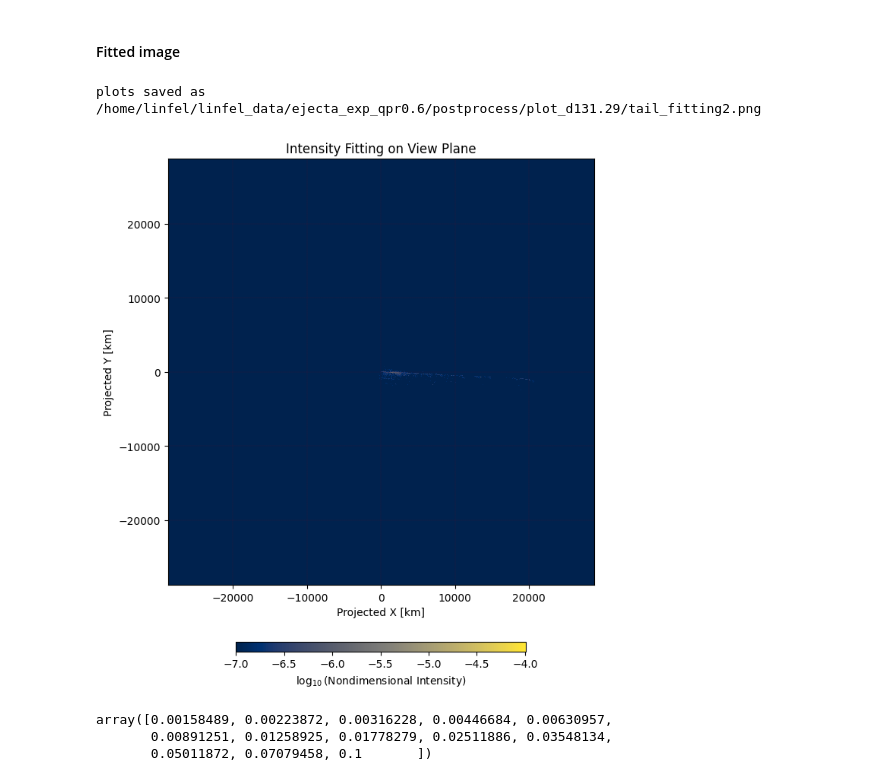
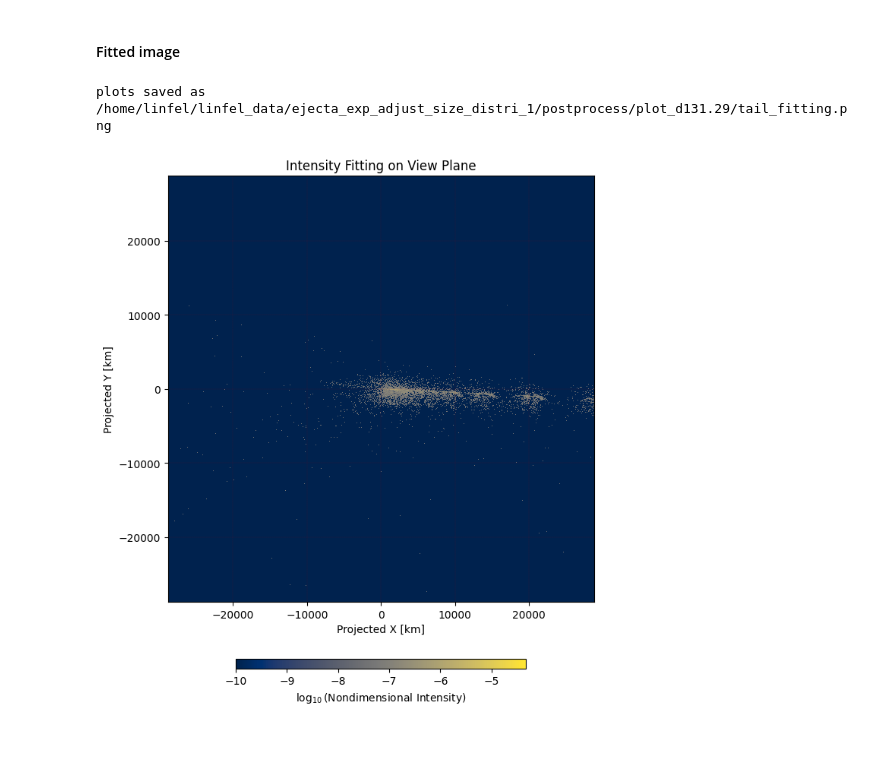
Before and after one commit to gitlinffff/rebound, a Jupyter notebook: analysis/hst_imageprocess/hst_fitting.ipynb, the cells around one changed output. Saved outputs shown, nothing was run; the diff lists cells and outputs as text; code cells hidden in the pictures; blank space fills up the shorter version.

```diff
--- a/analysis/hst_imageprocess/hst_fitting.ipynb
+++ b/analysis/hst_imageprocess/hst_fitting.ipynb
@@ -141,11 +141,11 @@ from ReadParticle import read_particle_frames
 import miepython as mie
 
 # data path
-data_rootdir = "/home/linfel/linfel_data/ejecta_exp_qpr0.6/day131.29"
+data_rootdir = "/home/linfel/linfel_data/ejecta_exp_adjust_size_distri_1/day131.29_pkl"
 filenames = [os.path.join(data_rootdir, f"particle_{i:03d}_day131.29.pkl") for i in range(9, 22)]
 
 # Ensure output directory exists for saving frames
-output_dir = "/home/linfel/linfel_data/ejecta_exp_qpr0.6/postprocess/plot_d131.29"
+output_dir = "/home/linfel/linfel_data/ejecta_exp_adjust_size_distri_1/postprocess/plot_d131.29"
 os.makedirs(output_dir, exist_ok=True)
 
 # matrix convert vector from 'Sun Body Center' to 'Didymos System Barycenter'
@@ -397,36 +398,29 @@ plt.close()
 # %%
 # Create meshgrid for bin edges
 X, Y = np.meshgrid(xedges/1e3, yedges/1e3)   # km
 
 # Plot using pcolor
 plt.figure(figsize=(8, 8))
 
 log10_fit = np.log10(I_fit + 1e-20)
-pc = plt.pcolormesh(X, Y, log10_fit, cmap='cividis', shading='auto', vmin=-7, vmax=np.nanmax(log10_fit))
+pc = plt.pcolormesh(X, Y, log10_fit, cmap='cividis', shading='auto', vmin=-10, vmax=np.nanmax(log10_fit))
 
 plt.xlabel('Projected X [km]')
 plt.ylabel('Projected Y [km]')
 plt.title('Intensity Fitting on View Plane')
 plt.grid(True, linestyle='--', linewidth=0.1, color='red', alpha=0.7)
 plt.gca().set_aspect('equal', adjustable='box')
 
 # Colorbar
 cbar = plt.colorbar(pc, orientation='horizontal', pad=0.1, shrink=0.5, aspect=30)
 cbar.set_label(r'$\log_{10}$(Nondimensional Intensity)')
 
 plt.tight_layout()
-output_name = os.path.join(output_dir, "tail_fitting2.png")
+output_name = os.path.join(output_dir, "tail_fitting.png")
 plt.savefig(output_name, dpi=300, bbox_inches='tight', pad_inches=0.1)
 print(f"plots saved as {output_name}")
 plt.show()
 plt.close()
 # %% [output]
-plots saved as /home/linfel/linfel_data/ejecta_exp_qpr0.6/postprocess/plot_d131.29/tail_fitting2.png
+plots saved as /home/linfel/linfel_data/ejecta_exp_adjust_size_distri_1/postprocess/plot_d131.29/tail_fitting.png
-[figure, old version]
+[figure, new version]
-# %%
-radius = 10 ** np.linspace(-4,-1,21)
-radius[8:]
-# %% [output]
-array([0.00158489, 0.00223872, 0.00316228, 0.00446684, 0.00630957,
-       0.00891251, 0.01258925, 0.01778279, 0.02511886, 0.03548134,
-       0.05011872, 0.07079458, 0.1       ])
```
Also changed, not shown: parts of 6 cells of this notebook.
